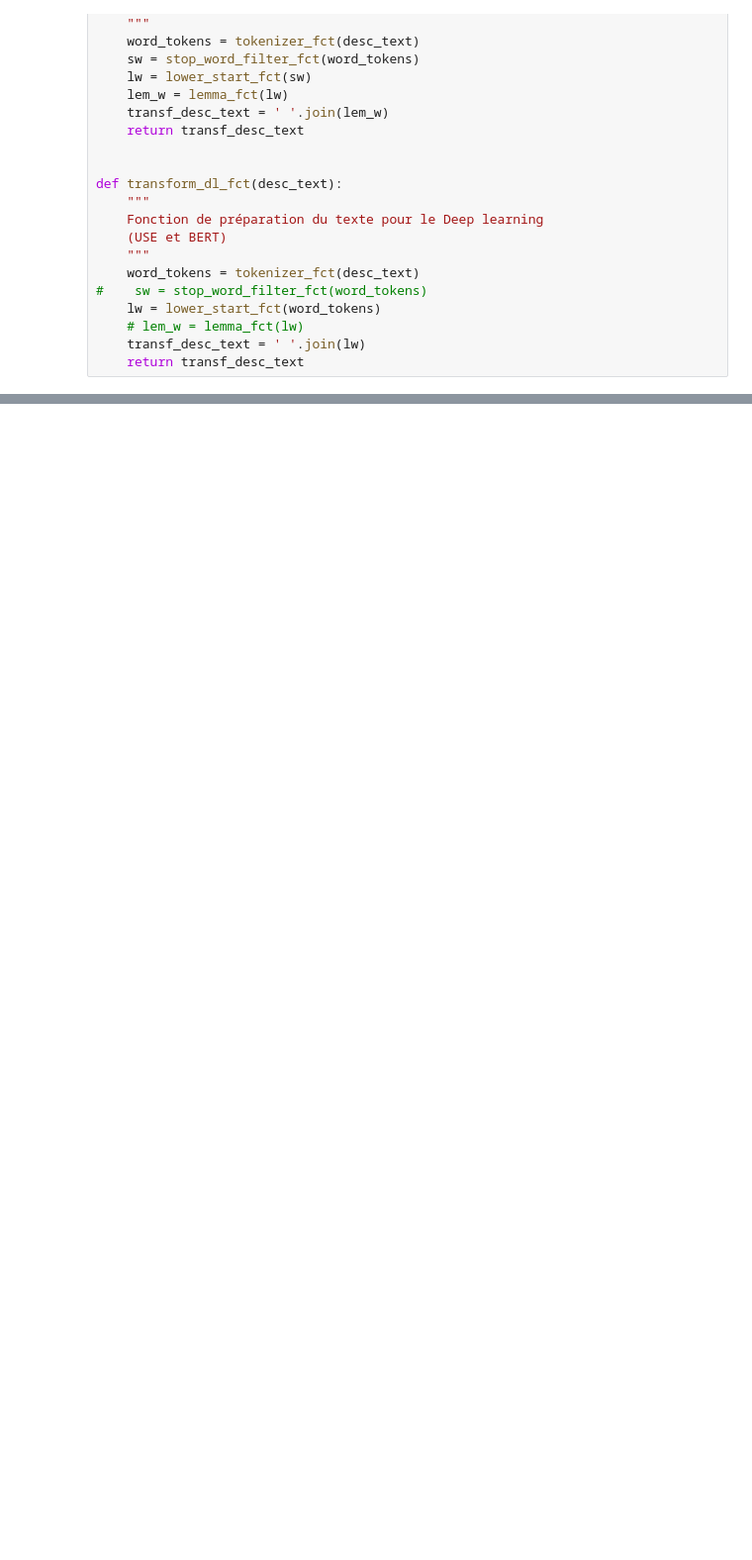
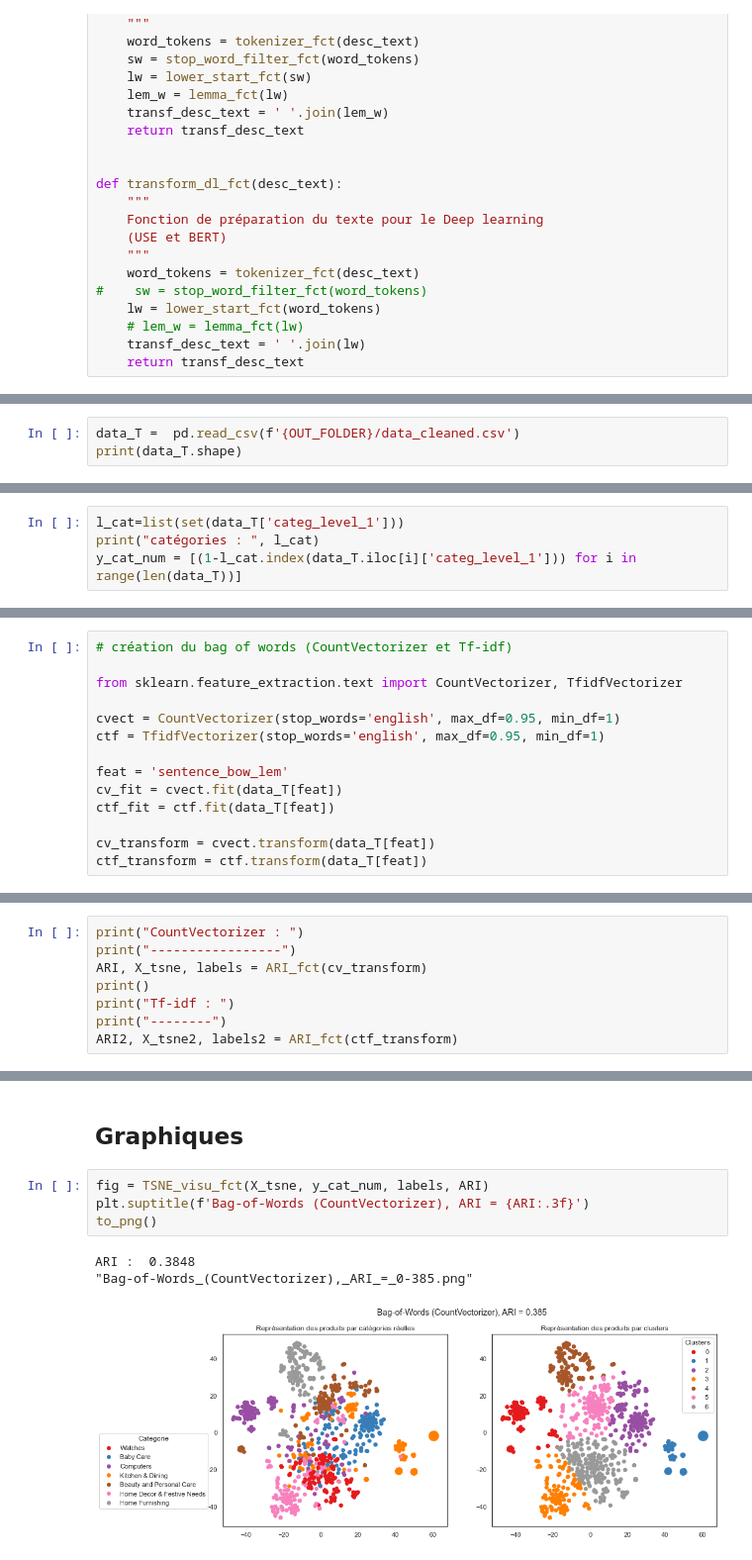
Before and after one commit to mrcreasey/oc-ds-p6-nlp-computer-vision, a Jupyter notebook: P6_01_text_clustering.ipynb, the cells around one changed output, grey strips where cells are left out. Shown: that part at 99% size. Cells and saved outputs as stored; diff of their text form; blank space fills up the shorter version.

Commit message:
add Bag-of-Words and TF-IDF

```diff
--- a/P6_01_text_clustering.ipynb
+++ b/P6_01_text_clustering.ipynb
@@ -604,0 +616,3 @@ max length dl : 636
+# %%
+data_T =  pd.read_csv(f'{OUT_FOLDER}/data_cleaned.csv')
+print(data_T.shape)
@@ -604,0 +621,4 @@ max length dl : 636
+# %%
+l_cat=list(set(data_T['categ_level_1']))
+print("catégories : ", l_cat)
+y_cat_num = [(1-l_cat.index(data_T.iloc[i]['categ_level_1'])) for i in range(len(data_T))]
@@ -604,0 +680,14 @@ max length dl : 636
+# %%
+# création du bag of words (CountVectorizer et Tf-idf)
+
+from sklearn.feature_extraction.text import CountVectorizer, TfidfVectorizer
+
+cvect = CountVectorizer(stop_words='english', max_df=0.95, min_df=1)
+ctf = TfidfVectorizer(stop_words='english', max_df=0.95, min_df=1)
+
+feat = 'sentence_bow_lem'
+cv_fit = cvect.fit(data_T[feat])
+ctf_fit = ctf.fit(data_T[feat])
+
+cv_transform = cvect.transform(data_T[feat])
+ctf_transform = ctf.transform(data_T[feat])
@@ -604,0 +696,8 @@ max length dl : 636
+# %%
+print("CountVectorizer : ")
+print("-----------------")
+ARI, X_tsne, labels = ARI_fct(cv_transform)
+print()
+print("Tf-idf : ")
+print("--------")
+ARI2, X_tsne2, labels2 = ARI_fct(ctf_transform)
@@ -604,0 +712,10 @@ max length dl : 636
+# %% [markdown]
+## Graphiques
+# %%
+fig = TSNE_visu_fct(X_tsne, y_cat_num, labels, ARI)
+plt.suptitle(f'Bag-of-Words (CountVectorizer), ARI = {ARI:.3f}')
+to_png()
+# %% [output]
+ARI :  0.3848
+"Bag-of-Words_(CountVectorizer),_ARI_=_0-385.png"
+[figure, added]
```
Also changed, not shown: parts of 16 cells of this notebook, 1 other file.
